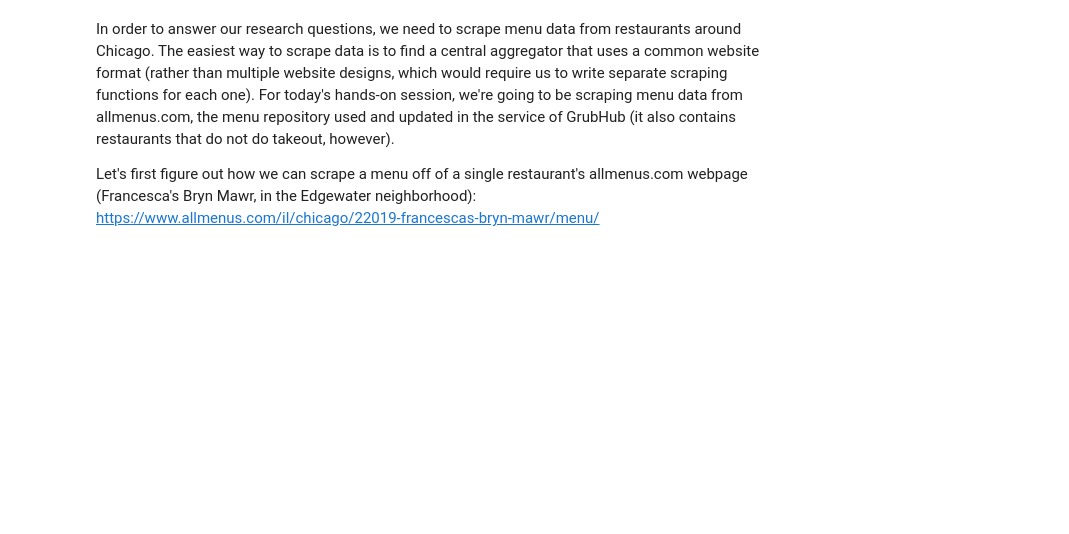
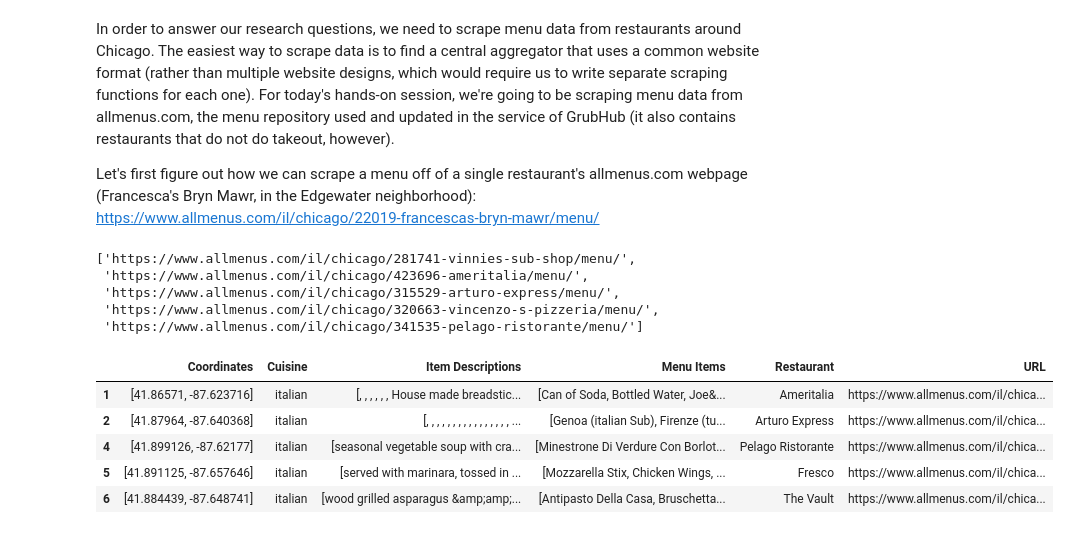
Before and after one commit to EggmanWalrus/40400-Food, a Jupyter notebook: Food.ipynb, the cells around one changed output. Cells and saved outputs as stored; diff of their text form; code cells hidden in the pictures; blank space fills up the shorter version.

```diff
--- a/Food.ipynb
+++ b/Food.ipynb
@@ -257,0 +276,20 @@ Let's first figure out how we can scrape a menu off of a single restaurant's all
+# %%
+restaurant_anchors = soup.find('ul', class_ = 'restaurant-list').findAll('a', class_ = None)
+['https://www.allmenus.com' + i.get('href') for i in restaurant_anchors[:5]]
+# %% [output]
+['https://www.allmenus.com/il/chicago/281741-vinnies-sub-shop/menu/',
+ 'https://www.allmenus.com/il/chicago/423696-ameritalia/menu/',
+ 'https://www.allmenus.com/il/chicago/315529-arturo-express/menu/',
+ 'https://www.allmenus.com/il/chicago/320663-vincenzo-s-pizzeria/menu/',
+ 'https://www.allmenus.com/il/chicago/341535-pelago-ristorante/menu/']
+# %%
+menu_df = pd.read_json('menu_df_top100.json')
+menu_df.dropna(inplace = True)
+menu_df.head()
+# %% [output]
+|  | Coordinates | Cuisine | Item Descriptions | Menu Items | Restaurant | URL |
+| 1 | [41.86571, -87.623716] | italian | [, , , , , , House made breadstic... | [Can of Soda, Bottled Water, Joe&... | Ameritalia | https://www.allmenus.com/il/chica... |
+| 2 | [41.87964, -87.640368] | italian | [, , , , , , , , , , , , , , , , ... | [Genoa (italian Sub), Firenze (tu... | Arturo Express | https://www.allmenus.com/il/chica... |
+| 4 | [41.899126, -87.62177] | italian | [seasonal vegetable soup with cra... | [Minestrone Di Verdure Con Borlot... | Pelago Ristorante | https://www.allmenus.com/il/chica... |
+| 5 | [41.891125, -87.657646] | italian | [served with marinara, tossed in ... | [Mozzarella Stix, Chicken Wings, ... | Fresco | https://www.allmenus.com/il/chica... |
+| 6 | [41.884439, -87.648741] | italian | [wood grilled asparagus &amp;amp;... | [Antipasto Della Casa, Bruschetta... | The Vault | https://www.allmenus.com/il/chica... |
```
Also changed, not shown: parts of 14 cells of this notebook.
